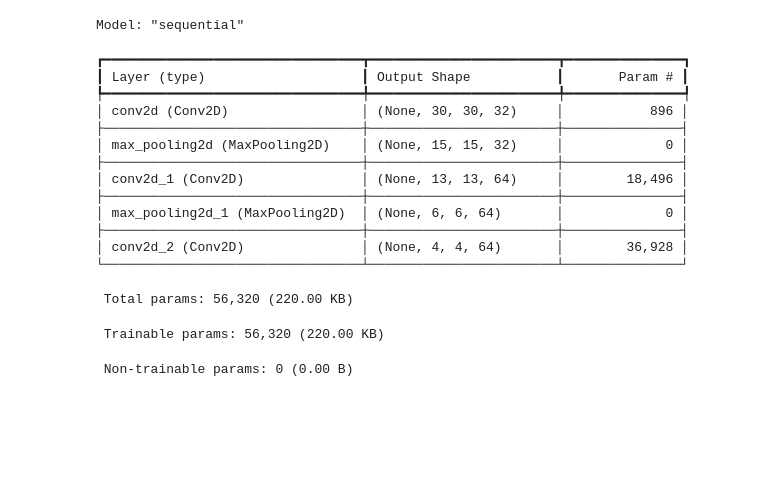
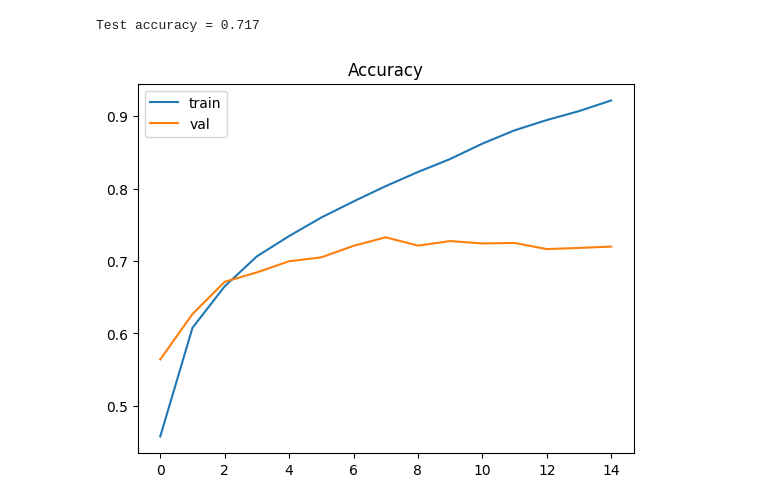
Before and after one commit to iam-Arnav/image-classification-using-CNN, a Jupyter notebook: image.ipynb, the cells around one changed output. Saved outputs shown, nothing was run; the diff lists cells and outputs as text; code cells hidden in the pictures; blank space fills up the shorter version.

```diff
--- a/image.ipynb
+++ b/image.ipynb
@@ -6,5 +41,17 @@ import matplotlib.pyplot as plt
 # %%
-(train_images, train_labels), (test_images, test_labels) = datasets.cifar10.load_data()
+model = models.Sequential([
 
-# Normalize pixel values from [0,255] to be [0,1] for better training
-train_images, test_images = train_images / 255.0, test_images / 255.0
+    layers.Conv2D(32, (3,3), activation='relu', padding='same', input_shape=(32,32,3)),
+    layers.MaxPooling2D(2,2),
+
+    layers.Conv2D(64, (3,3), activation='relu', padding='same'),
+    layers.MaxPooling2D(2,2),
+
+    layers.Conv2D(64, (3,3), activation='relu', padding='same'),
+    layers.Flatten(),
+
+    layers.Dense(64, activation='relu'),
+    layers.Dense(num_classes, activation='softmax')
+])
+
+model.summary()
@@ -11,16 +82,11 @@ train_images, test_images = train_images / 255.0, test_images / 255.0
 # %%
-class_names = ['airplane', 'automobile', 'bird', 'cat', 'deer',
-               'dog', 'frog', 'horse', 'ship', 'truck']
+model.compile(optimizer='adam',
+              loss='categorical_crossentropy',
+              metrics=['accuracy'])
 
-plt.figure(figsize=(8,8))
-for i in range(25):
-    plt.subplot(5,5,i+1)
-    plt.xticks([])
-    plt.yticks([])
-    plt.grid(False)
-    plt.imshow(train_images[i])
-    # The CIFAR labels happen to be arrays,
-    #which is why we need the extra index
-    plt.xlabel(class_names[train_labels[i][0]])
-plt.show()
+history = model.fit(x_train, y_train,
+                    epochs=15,
+                    batch_size=64,
+                    validation_split=0.2,
+                    verbose=2)
 # %% [output]
@@ -28,28 +110,14 @@ plt.show()
 # %%
-model = models.Sequential()
-model.add(layers.Conv2D(32, (3, 3), activation='relu', input_shape=(32, 32, 3))) # 32 filters, each of size 3x3.
-model.add(layers.MaxPooling2D((2, 2)))
-# Stacks more Conv2D layers (64 filters) and pooling for deeper feature extraction.
-model.add(layers.Conv2D(64, (3, 3), activation='relu'))
-model.add(layers.MaxPooling2D((2, 2)))
-model.add(layers.Conv2D(64, (3, 3), activation='relu'))
+test_loss, test_acc = model.evaluate(x_test, y_test, verbose=0)
+
+print(f"Test accuracy = {test_acc:.3f}")
+# %% [output]
+Test accuracy = 0.717
 # %%
-model.summary()
+plt.plot(history.history['accuracy'], label='train')
+plt.plot(history.history['val_accuracy'], label='val')
+plt.legend()
+plt.title('Accuracy')
+plt.show()
 # %% [output]
-Model: "sequential"
-┏━━━━━━━━━━━━━━━━━━━━━━━━━━━━━━━━━┳━━━━━━━━━━━━━━━━━━━━━━━━┳━━━━━━━━━━━━━━━┓
-┃ Layer (type)                    ┃ Output Shape           ┃       Param # ┃
-┡━━━━━━━━━━━━━━━━━━━━━━━━━━━━━━━━━╇━━━━━━━━━━━━━━━━━━━━━━━━╇━━━━━━━━━━━━━━━┩
-│ conv2d (Conv2D)                 │ (None, 30, 30, 32)     │           896 │
-├─────────────────────────────────┼────────────────────────┼───────────────┤
-│ max_pooling2d (MaxPooling2D)    │ (None, 15, 15, 32)     │             0 │
-├─────────────────────────────────┼────────────────────────┼───────────────┤
-│ conv2d_1 (Conv2D)               │ (None, 13, 13, 64)     │        18,496 │
-├─────────────────────────────────┼────────────────────────┼───────────────┤
-│ max_pooling2d_1 (MaxPooling2D)  │ (None, 6, 6, 64)       │             0 │
-├─────────────────────────────────┼────────────────────────┼───────────────┤
-│ conv2d_2 (Conv2D)               │ (None, 4, 4, 64)       │        36,928 │
-└─────────────────────────────────┴────────────────────────┴───────────────┘
- Total params: 56,320 (220.00 KB)
- Trainable params: 56,320 (220.00 KB)
- Non-trainable params: 0 (0.00 B)
+[figure, added]
```
Also changed, not shown: parts of 9 cells of this notebook.
